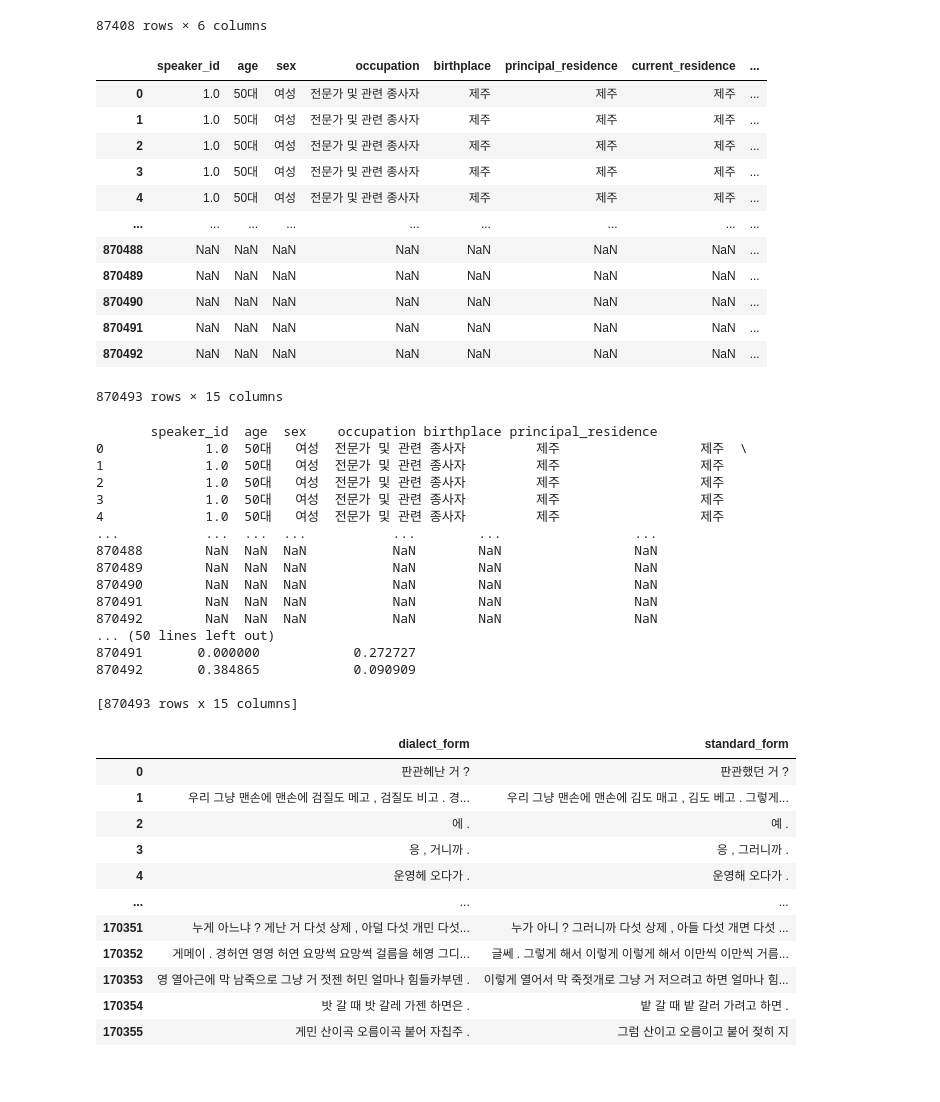
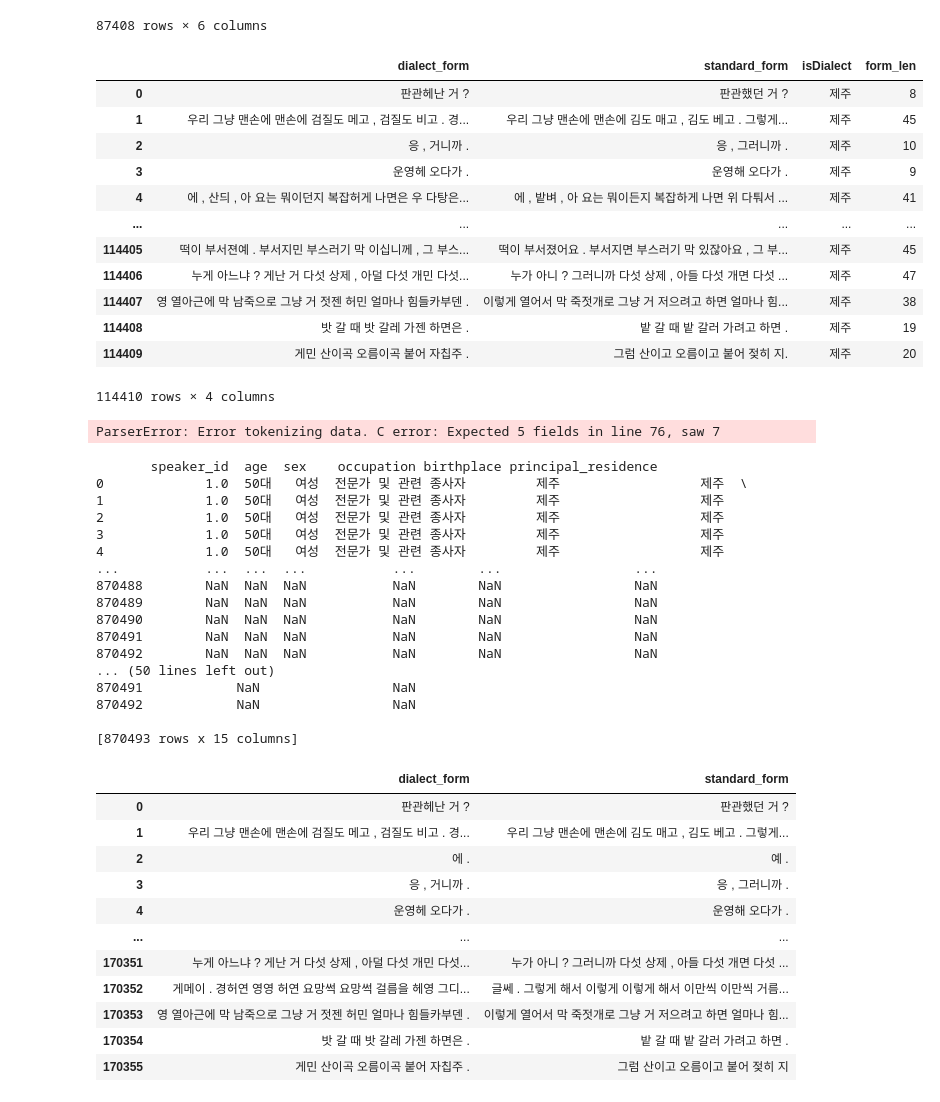
Before and after one commit to maeseok/BITAmin, a Jupyter notebook: BITAmin/1학기 프로젝트/concat.ipynb, the cells around one changed output. Cells and saved outputs as stored; diff of their text form; code cells hidden in the pictures.

```diff
--- a/BITAmin/1학기 프로젝트/concat.ipynb
+++ b/BITAmin/1학기 프로젝트/concat.ipynb
@@ -245,34 +242,41 @@ train_data.loc[(train_data.linear_kernel < 0.7) & (train_data.jaccard_similarity
 | 114408 | 밧 갈 때 밧 갈레 가젠 하면은 . | 밭 갈 때 밭 갈러 가려고 하면 . | 제주 | 19 | 0.000000 | 0.272727 |
 | 114409 | 게민 산이곡 오름이곡 붙어 자칩주 . | 그럼 산이고 오름이고 붙어 젖히 지. | 제주 | 20 | 0.384865 | 0.090909 |
 87408 rows × 6 columns
+# %%
+df2 = pd.read_csv("./je_ko.csv")
+df2
+# %% [output]
+|  | dialect_form | standard_form | isDialect | form_len |
+| 0 | 판관헤난 거 ? | 판관했던 거 ? | 제주 | 8 |
+| 1 | 우리 그냥 맨손에 맨손에 검질도 메고 , 검질도 비고 . 경... | 우리 그냥 맨손에 맨손에 김도 매고 , 김도 베고 . 그렇게... | 제주 | 45 |
+| 2 | 응 , 거니까 . | 응 , 그러니까 . | 제주 | 10 |
+| 3 | 운영헤 오다가 . | 운영해 오다가 . | 제주 | 9 |
+| 4 | 에 , 산듸 , 아 요는 뭐이던지 복잡허게 나면은 우 다탕은... | 에 , 밭벼 , 아 요는 뭐이든지 복잡하게 나면 위 다퉈서 ... | 제주 | 41 |
+| ... | ... | ... | ... | ... |
+| 114405 | 떡이 부서젼예 . 부서지민 부스러기 막 이십니께 , 그 부스... | 떡이 부서졌어요 . 부서지면 부스러기 막 있잖아요 , 그 부... | 제주 | 45 |
+| 114406 | 누게 아느냐 ? 게난 거 다섯 상제 , 아덜 다섯 개민 다섯... | 누가 아니 ? 그러니까 다섯 상제 , 아들 다섯 개면 다섯 ... | 제주 | 47 |
+| 114407 | 영 열아근에 막 남죽으로 그냥 거 젓젠 허민 얼마나 힘들카부덴 . | 이렇게 열어서 막 죽젓개로 그냥 거 저으려고 하면 얼마나 힘... | 제주 | 38 |
+| 114408 | 밧 갈 때 밧 갈레 가젠 하면은 . | 밭 갈 때 밭 갈러 가려고 하면 . | 제주 | 19 |
+| 114409 | 게민 산이곡 오름이곡 붙어 자칩주 . | 그럼 산이고 오름이고 붙어 젖히 지. | 제주 | 20 |
+114410 rows × 4 columns
 # %%
+import pandas as pd
 # Initialize an empty list to store DataFrames
 dataframes = []
 df = pd.read_csv("./total_df.csv")
+df2 = pd.read_csv("./je_ko.csv")
 #print(df)
 dataframes.append(df)
-dataframes.append(train_data)
+dataframes.append(df2)
 
 # Concatenate all the DataFrames into a single one
 merged_df = pd.concat(dataframes, ignore_index=True)
 merged_df
 # %% [output]
-|  | speaker_id | age | sex | occupation | birthplace | principal_residence | current_residence | ... |
-| 0 | 1.0 | 50대 | 여성 | 전문가 및 관련 종사자 | 제주 | 제주 | 제주 | ... |
-| 1 | 1.0 | 50대 | 여성 | 전문가 및 관련 종사자 | 제주 | 제주 | 제주 | ... |
-| 2 | 1.0 | 50대 | 여성 | 전문가 및 관련 종사자 | 제주 | 제주 | 제주 | ... |
-| 3 | 1.0 | 50대 | 여성 | 전문가 및 관련 종사자 | 제주 | 제주 | 제주 | ... |
-| 4 | 1.0 | 50대 | 여성 | 전문가 및 관련 종사자 | 제주 | 제주 | 제주 | ... |
-| ... | ... | ... | ... | ... | ... | ... | ... | ... |
-| 870488 | NaN | NaN | NaN | NaN | NaN | NaN | NaN | ... |
-| 870489 | NaN | NaN | NaN | NaN | NaN | NaN | NaN | ... |
-| 870490 | NaN | NaN | NaN | NaN | NaN | NaN | NaN | ... |
-| 870491 | NaN | NaN | NaN | NaN | NaN | NaN | NaN | ... |
-| 870492 | NaN | NaN | NaN | NaN | NaN | NaN | NaN | ... |
-870493 rows × 15 columns
+ParserError: Error tokenizing data. C error: Expected 5 fields in line 76, saw 7
 # %%
 print(merged_df)
-merged_df.to_csv('total_jit.csv', index=False)
+merged_df.to_csv('total_jit2.csv', index=False)
 # %% [output]
        speaker_id  age  sex    occupation birthplace principal_residence
 0             1.0  50대   여성  전문가 및 관련 종사자         제주                  제주  \
@@ -287,8 +291,8 @@ merged_df.to_csv('total_jit.csv', index=False)
 870491        NaN  NaN  NaN           NaN        NaN                 NaN
 870492        NaN  NaN  NaN           NaN        NaN                 NaN
 ... (50 lines left out)
-870491       0.000000            0.272727
-870492       0.384865            0.090909
+870491            NaN                 NaN
+870492            NaN                 NaN
 
 [870493 rows x 15 columns]
 # %%
```
Also changed, not shown: parts of 4 cells of this notebook, 2 other files.
